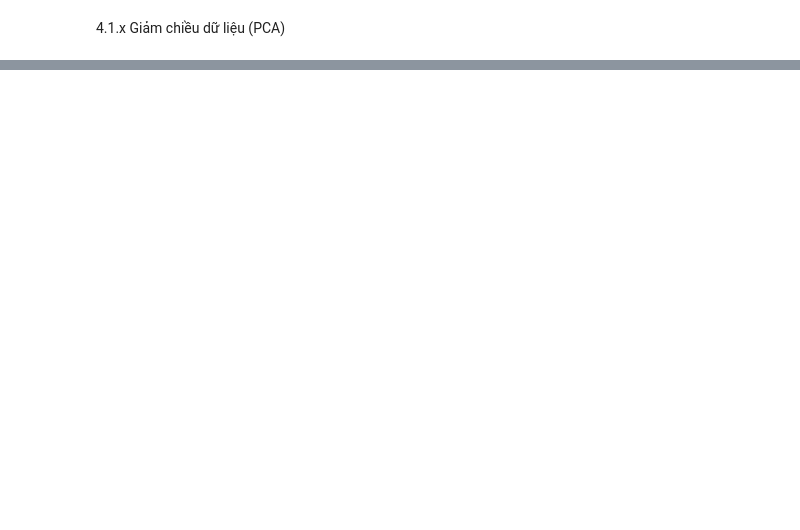
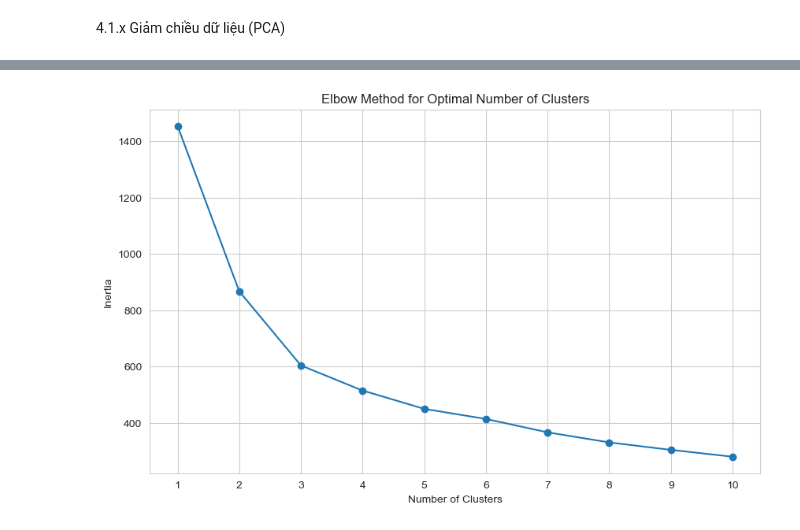
Before and after one commit to minhkhanh-coder/machine-learning-1, a Jupyter notebook: unsupervised learning/unsupervised_learning.ipynb, the cells around one changed output, grey strips where cells are left out. Saved outputs shown, nothing was run; the diff lists cells and outputs as text; code cells hidden in the pictures; blank space fills up the shorter version.

```diff
--- a/unsupervised learning/unsupervised_learning.ipynb
+++ b/unsupervised learning/unsupervised_learning.ipynb
@@ -355,0 +387,21 @@ sns.heatmap(df.corr(method='spearman', min_periods=1),annot=True)
+# %%
+# Selecting the first 5 principal components
+selected_components = principal_components[:, :5]
+
+# Determining the optimal number of clusters using the Elbow method
+inertia_values = []
+for k in range(1, 11):
+    kmeans = KMeans(n_clusters=k, random_state=42)
+    kmeans.fit(selected_components)
+    inertia_values.append(kmeans.inertia_)
+
+# Plotting the Elbow plot
+plt.figure(figsize=(10, 6))
+plt.plot(range(1, 11), inertia_values, marker='o')
+plt.title('Elbow Method for Optimal Number of Clusters')
+plt.xlabel('Number of Clusters')
+plt.ylabel('Inertia')
+plt.xticks(range(1, 11))
+plt.show()
+# %% [output]
+[figure, added]
```
Also changed, not shown: parts of 9 cells of this notebook, 1 other file.
